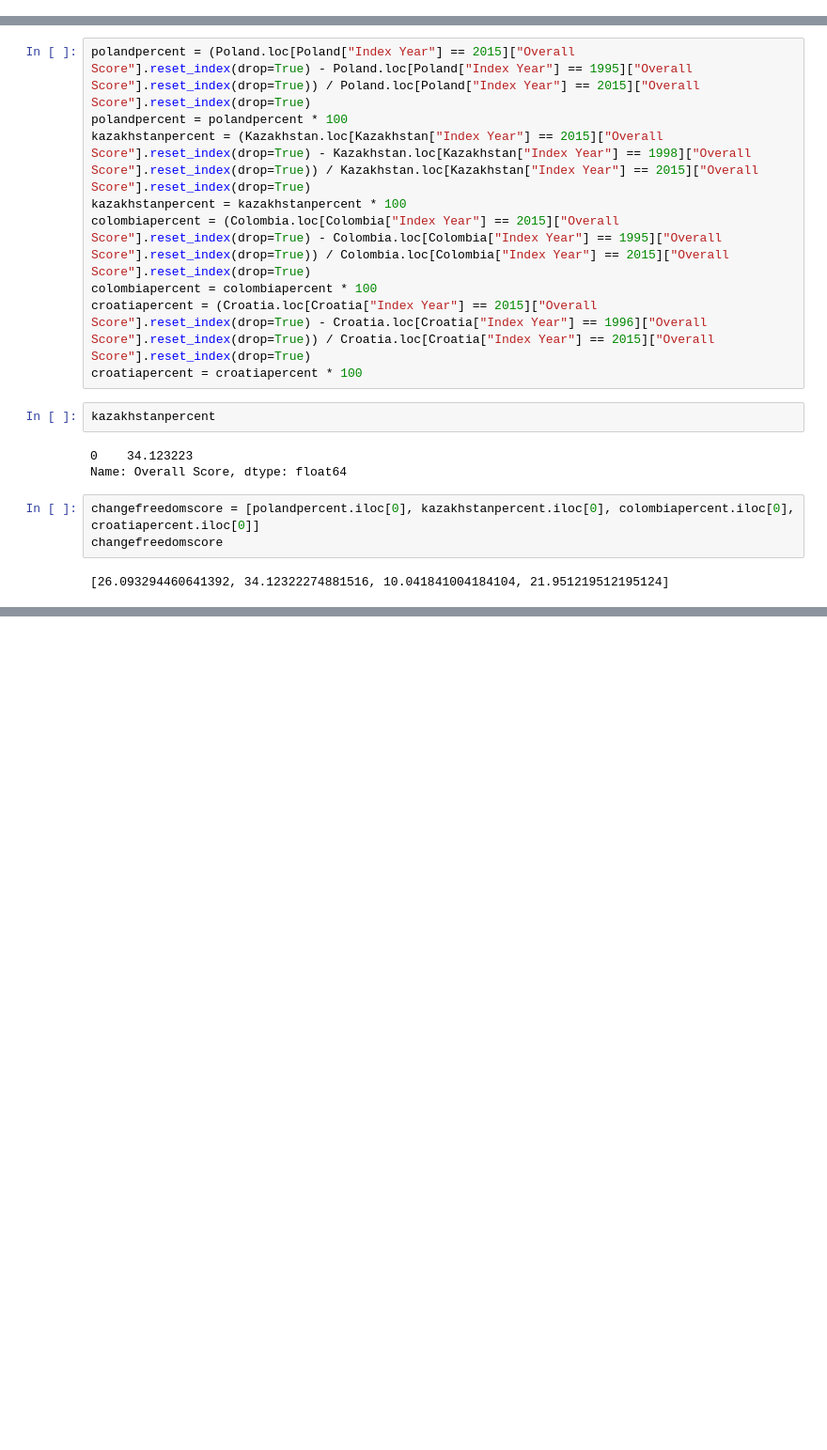
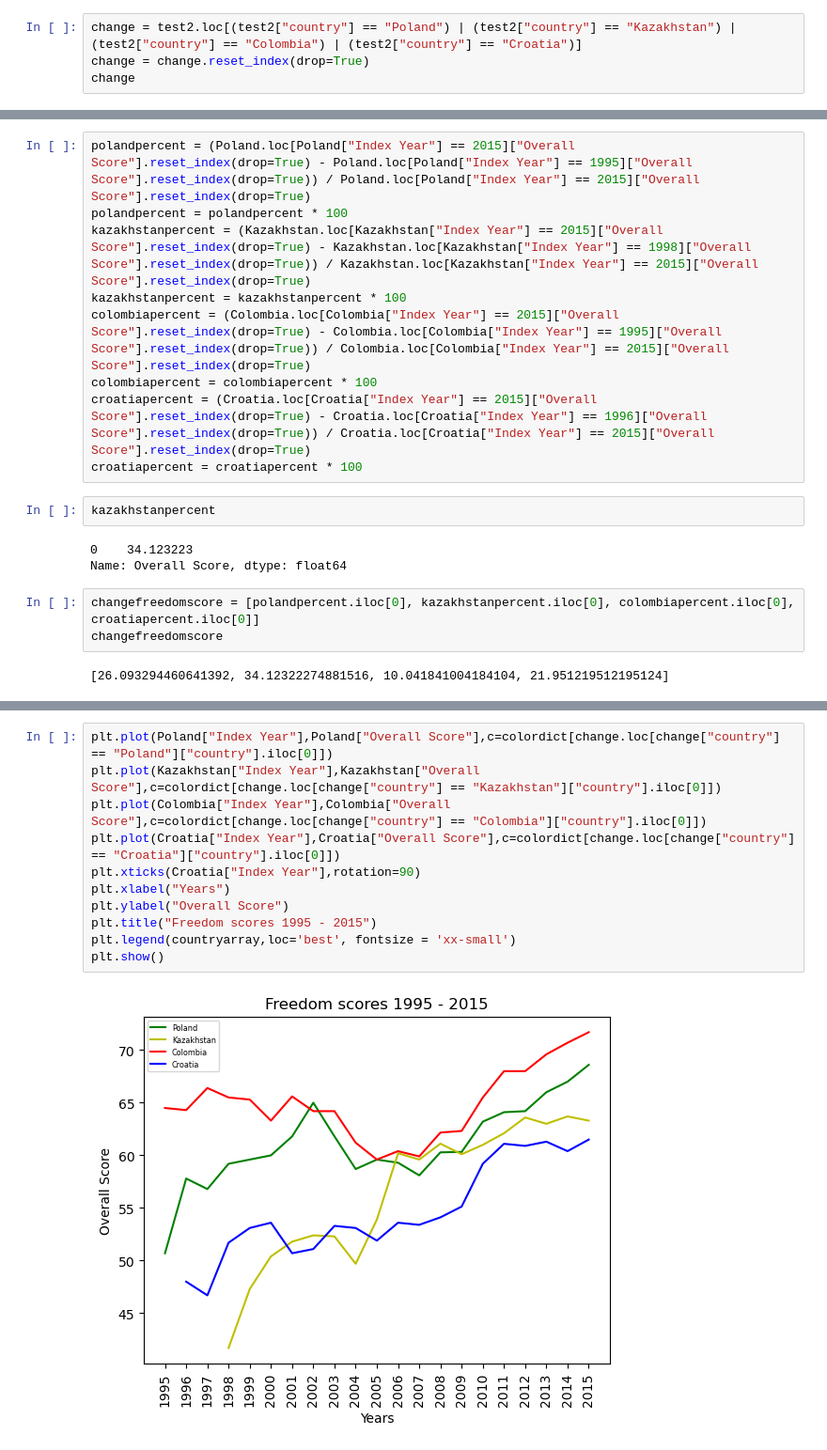
Before and after one commit to spencerjauslander/AugustProject1, a Jupyter notebook: Draft.ipynb, the cells around one changed output, grey strips where cells are left out. Shown at 94% size. Cells and saved outputs as stored; diff of their text form; blank space fills up the shorter version.

```diff
--- a/Draft.ipynb
+++ b/Draft.ipynb
@@ -91,0 +113,4 @@ test2
+# %%
+change = test2.loc[(test2["country"] == "Poland") | (test2["country"] == "Kazakhstan") | (test2["country"] == "Colombia") | (test2["country"] == "Croatia")]
+change = change.reset_index(drop=True)
+change
@@ -318,0 +338,13 @@ combinded_df
+# %%
+plt.plot(Poland["Index Year"],Poland["Overall Score"],c=colordict[change.loc[change["country"] == "Poland"]["country"].iloc[0]])
+plt.plot(Kazakhstan["Index Year"],Kazakhstan["Overall Score"],c=colordict[change.loc[change["country"] == "Kazakhstan"]["country"].iloc[0]])
+plt.plot(Colombia["Index Year"],Colombia["Overall Score"],c=colordict[change.loc[change["country"] == "Colombia"]["country"].iloc[0]])
+plt.plot(Croatia["Index Year"],Croatia["Overall Score"],c=colordict[change.loc[change["country"] == "Croatia"]["country"].iloc[0]])
+plt.xticks(Croatia["Index Year"],rotation=90)
+plt.xlabel("Years")
+plt.ylabel("Overall Score")
+plt.title("Freedom scores 1995 - 2015")
+plt.legend(countryarray,loc='best', fontsize = 'xx-small')
+plt.show()
+# %% [output]
+[figure, new version]
```
Also changed, not shown: parts of 14 cells of this notebook.
